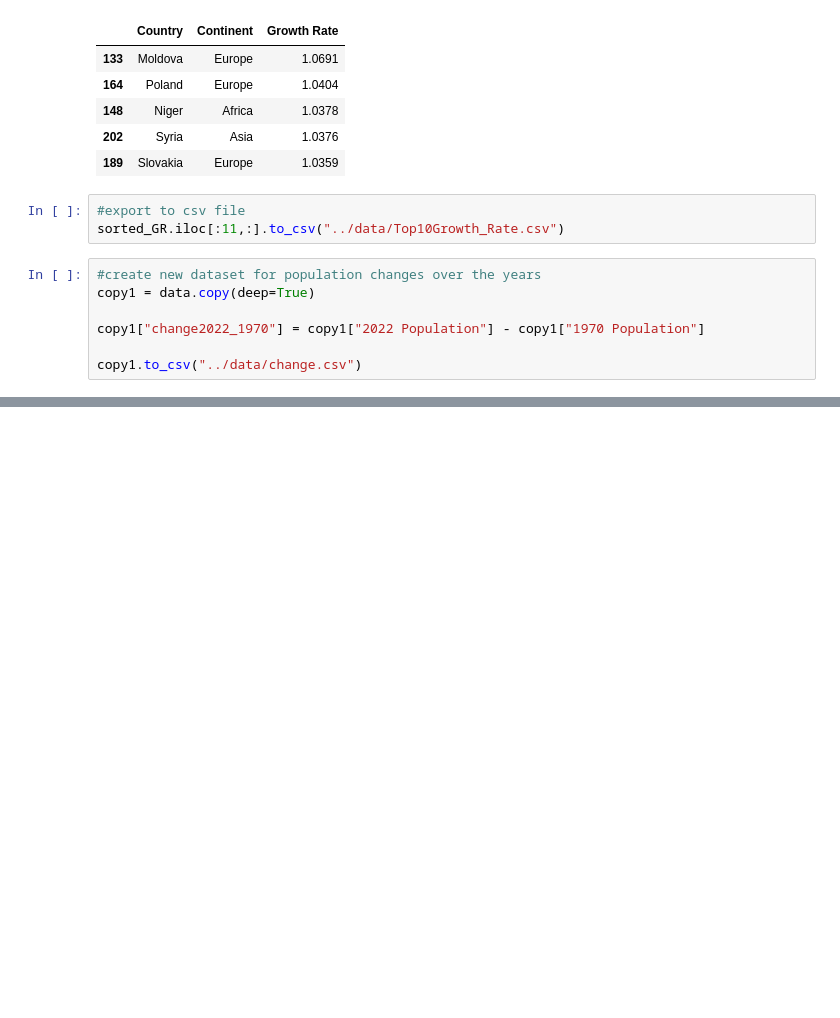
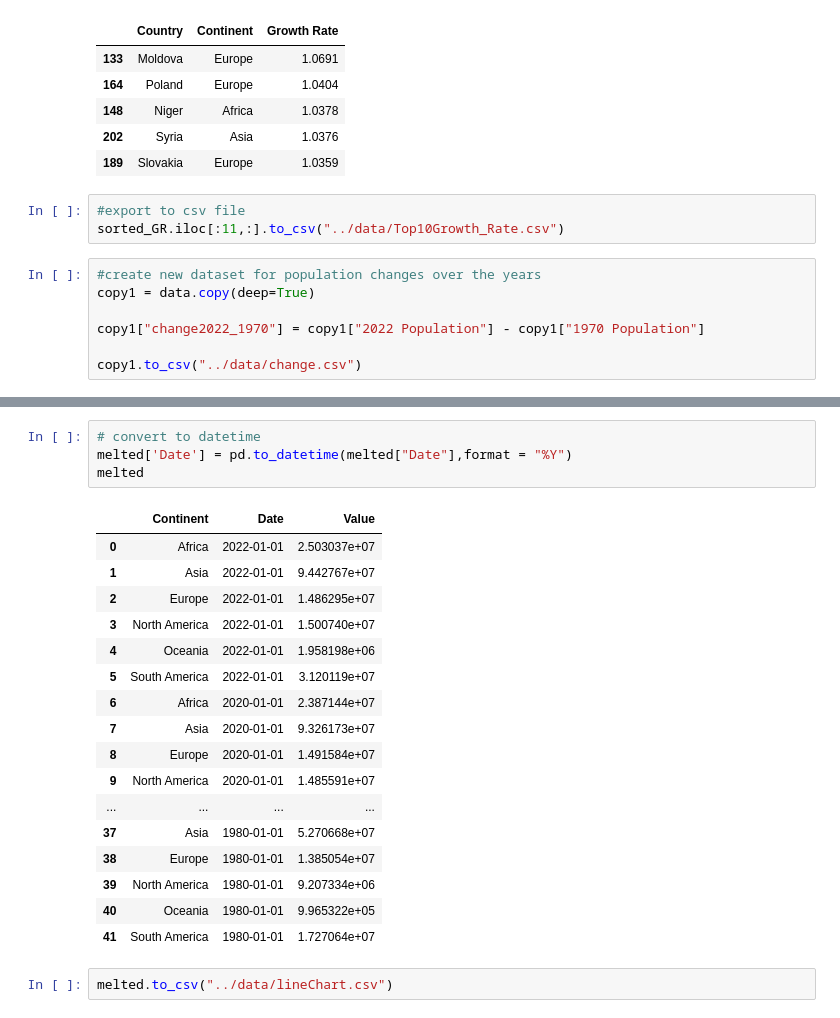
Before and after one commit to TheRecklessDoctor/TheRecklessDoctor.github.io, a Jupyter notebook: DataManipulation/Clean.ipynb, the cells around one changed output, grey strips where cells are left out. Drawn from its saved outputs; the diff is of its cells as text; blank space fills up the shorter version.

```diff
--- a/DataManipulation/Clean.ipynb
+++ b/DataManipulation/Clean.ipynb
@@ -63,0 +118,24 @@ KeyError: "The following 'id_vars' are not present in the DataFrame: ['Continent
+# %%
+# convert to datetime
+melted['Date'] = pd.to_datetime(melted["Date"],format = "%Y")
+melted
+# %% [output]
+|  | Continent | Date | Value |
+| 0 | Africa | 2022-01-01 | 2.503037e+07 |
+| 1 | Asia | 2022-01-01 | 9.442767e+07 |
+| 2 | Europe | 2022-01-01 | 1.486295e+07 |
+| 3 | North America | 2022-01-01 | 1.500740e+07 |
+| 4 | Oceania | 2022-01-01 | 1.958198e+06 |
+| 5 | South America | 2022-01-01 | 3.120119e+07 |
+| 6 | Africa | 2020-01-01 | 2.387144e+07 |
+| 7 | Asia | 2020-01-01 | 9.326173e+07 |
+| 8 | Europe | 2020-01-01 | 1.491584e+07 |
+| 9 | North America | 2020-01-01 | 1.485591e+07 |
+| ... | ... | ... | ... |
+| 37 | Asia | 1980-01-01 | 5.270668e+07 |
+| 38 | Europe | 1980-01-01 | 1.385054e+07 |
+| 39 | North America | 1980-01-01 | 9.207334e+06 |
+| 40 | Oceania | 1980-01-01 | 9.965322e+05 |
+| 41 | South America | 1980-01-01 | 1.727064e+07 |
+# %%
+melted.to_csv("../data/lineChart.csv")
```
Also changed, not shown: parts of 4 cells of this notebook, 4 other files.
